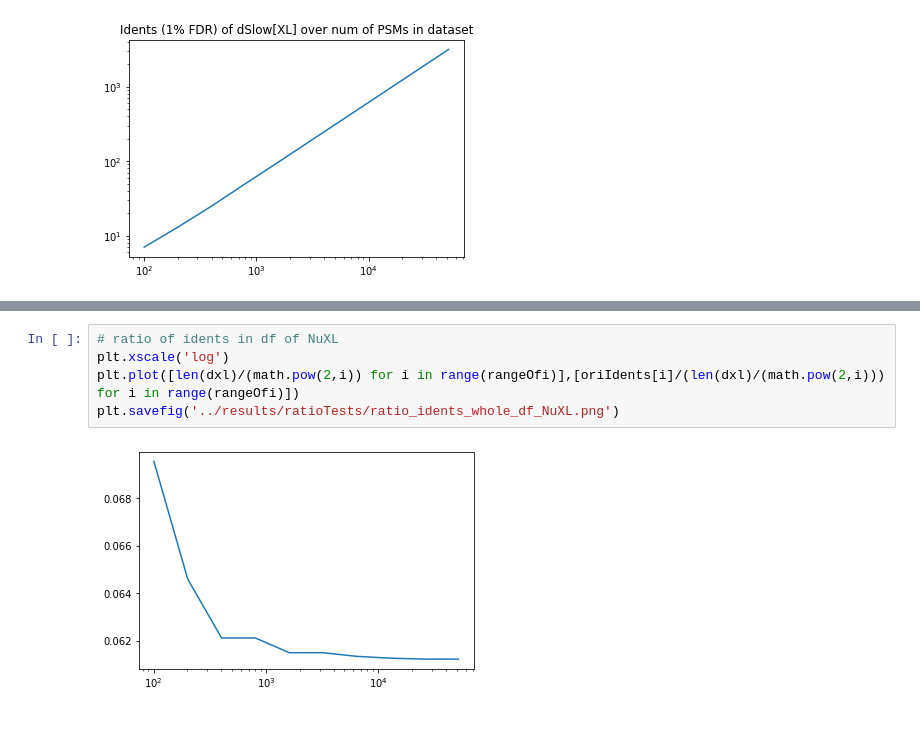
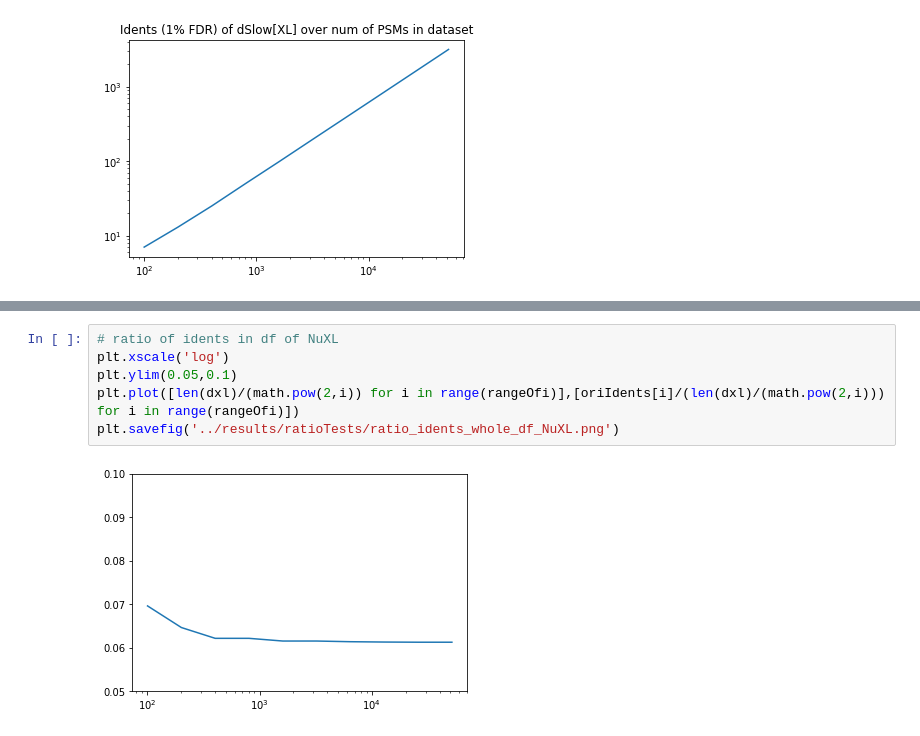
Before and after one commit to emilpaulitz/Bachelor-Thesis, a Jupyter notebook: src/Ratio-Testing_sampleAll.ipynb, the cells around one changed output, grey strips where cells are left out. Saved outputs shown, nothing was run; the diff lists cells and outputs as text.

```diff
--- a/src/Ratio-Testing_sampleAll.ipynb
+++ b/src/Ratio-Testing_sampleAll.ipynb
@@ -264,7 +264,8 @@ plt.savefig('../results/ratioTests/ratio_idents_whole_df_percolator.png')
 # %%
 # ratio of idents in df of NuXL
 plt.xscale('log')
+plt.ylim(0.05,0.1)
 plt.plot([len(dxl)/(math.pow(2,i)) for i in range(rangeOfi)],[oriIdents[i]/(len(dxl)/(math.pow(2,i))) for i in range(rangeOfi)])
 plt.savefig('../results/ratioTests/ratio_idents_whole_df_NuXL.png')
 # %% [output]
-[figure, old version]
+[figure, new version]
```
Also changed, not shown: parts of 9 cells of this notebook, 20 other files.
